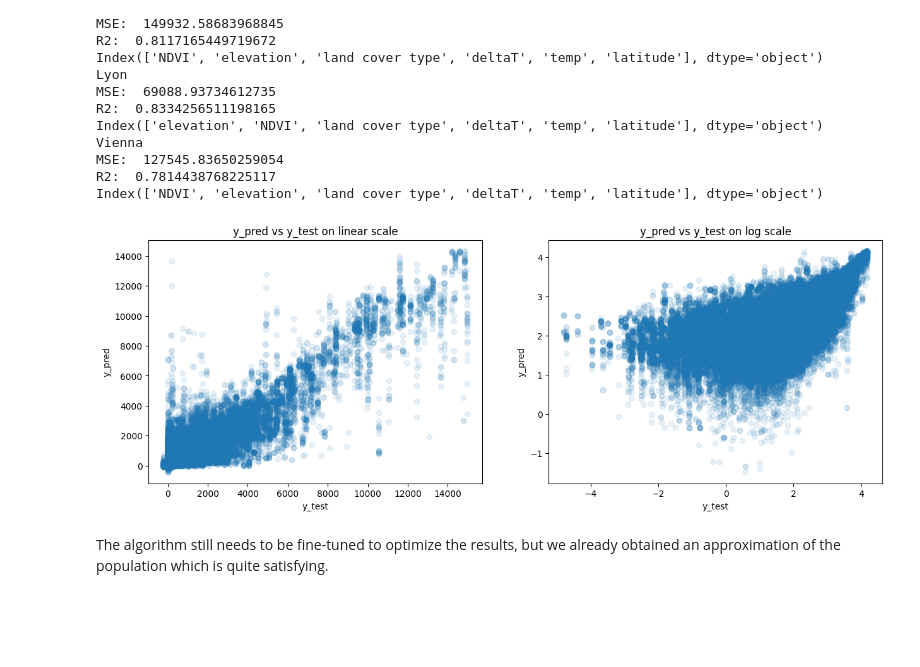
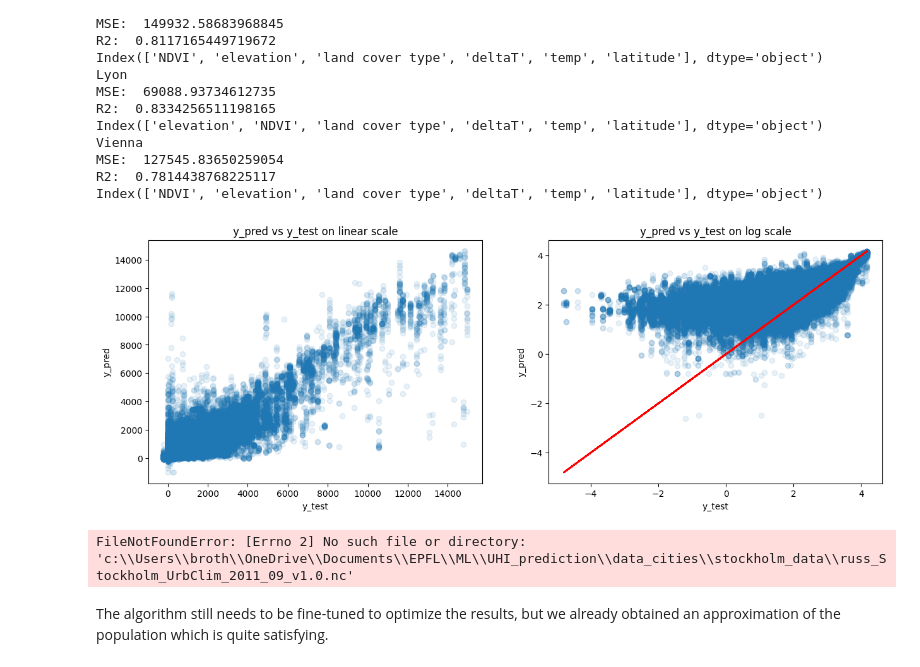
Before and after one commit to christopherogerepfl/UHI_prediction, a Jupyter notebook: task2.ipynb, the cells around one changed output. Saved outputs shown, nothing was run; the diff lists cells and outputs as text; code cells hidden in the pictures; blank space fills up the shorter version.

```diff
--- a/task2.ipynb
+++ b/task2.ipynb
@@ -247,3 +247,9 @@ R2:  0.8248714760279898
+# %%
+import pickle
+
+#pickle.dump(method , open('gb_model.pk1' , 'wb'))
+
+method = pickle.load(open('gb_model.pk1', 'rb'))
 # %% [markdown]
 When working with the dataset with all the cities, we get 0.82 of R2-score, but the most important features are by far elevation, land cover type and NDVI.
 # %%
@@ -305,16 +311,19 @@ Index(['NDVI', 'elevation', 'land cover type', 'deltaT', 'temp', 'latitude'], dt
 # %%
 #plot y_pred vs y_test with density once on log scale and once on linear scale on 2 plots side by side
 plt.figure(figsize=(15, 5))
 plt.subplot(1, 2, 1)
 plt.scatter(y_test, y_pred, alpha = 0.1)
 plt.xlabel('y_test')
 plt.ylabel('y_pred')
 plt.title('y_pred vs y_test on linear scale')
-plt.subplot(1, 2, 2)
-plt.scatter(np.log10(y_test), np.log10(y_pred), alpha = .1)
+ax = plt.subplot(1, 2, 2)
+ax.scatter(np.log10(y_test), np.log10(y_pred), alpha = .1)
+ax.plot(np.log10(y_test), np.log10(y_test), color='red')
+#scale
+
 plt.xlabel('y_test')
 plt.ylabel('y_pred')
 plt.title('y_pred vs y_test on log scale')
 plt.show()
 # %% [output]
-[figure, old version]
+[figure, new version]
@@ -321,3 +340,7 @@ plt.show()
+# %%
+deltat, predictedDT, _, _  = f.visualization_prediction('Stockholm', 24*12+10, method, 9, [q1, q2, q3], cmap='coolwarm', deltaTcat=False)
+# %% [output]
+FileNotFoundError: [Errno 2] No such file or directory: 'c:\\Users\\broth\\OneDrive\\Documents\\EPFL\\ML\\UHI_prediction\\data_cities\\stockholm_data\\russ_Stockholm_UrbClim_2011_09_v1.0.nc'
 # %% [markdown]
 The algorithm still needs to be fine-tuned to optimize the results, but we already obtained an approximation of the population which is quite satisfying.
 # %%
```
Also changed, not shown: parts of 3 cells of this notebook, 2 other files.
